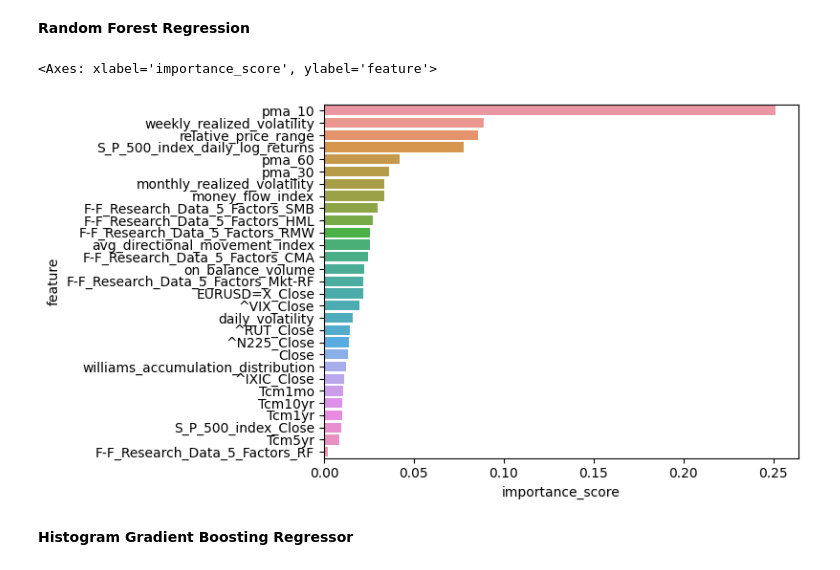
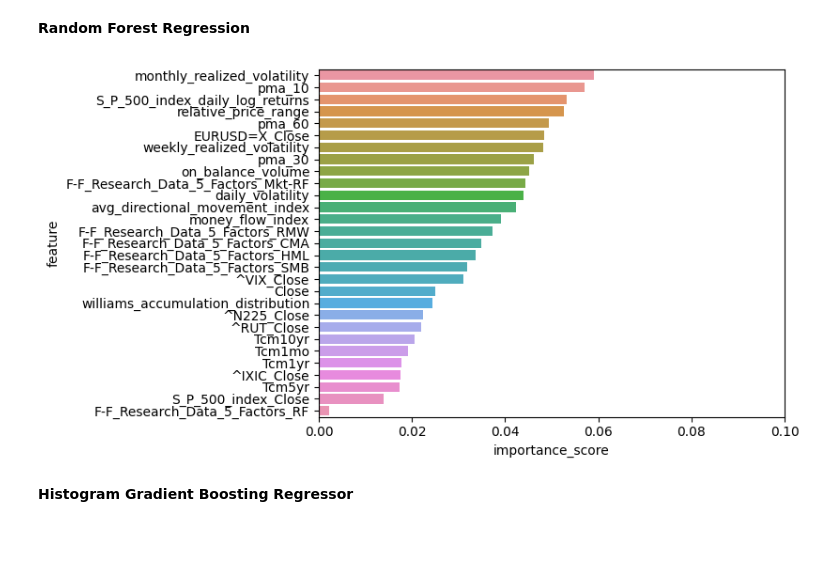
Before and after one commit to sudhanshu22gupta/cryptocurrency-forecasting, a Jupyter notebook: EDA.ipynb, the cells around one changed output. Cells and saved outputs as stored; diff of their text form; code cells hidden in the pictures; blank space fills up the shorter version.

```diff
--- a/EDA.ipynb
+++ b/EDA.ipynb
@@ -500,7 +500,7 @@ TEST_DATE_RANGE = ("2022-01-01", "2022-12-31")
 def train_test_split(df_asset, TRAIN_DATE_RANGE, TEST_DATE_RANGE, FEATURES_LIST, TARGET, norm=False):
 
     df_asset_tts = df_asset.copy()
-    df_asset_tts[TARGET] = df_asset_tts[TARGET].shift(periods=1)
+    df_asset_tts[TARGET] = df_asset_tts[TARGET].shift(periods=-1)
     df_asset_tts = df_asset_tts[FEATURES_LIST + [TARGET]]
     print(f"{df_asset_tts.shape=}")
     if norm:
@@ -649,12 +649,13 @@ rfr.score_regressor(X_test, Y_test)
 # %%
 df_feat_imp = pd.DataFrame(
     [X_train.columns, rfr.regressor.feature_importances_],
     index=["feature", "importance_score"]
     ).T.sort_values(by="importance_score", ascending=False)
 sns.barplot(x=df_feat_imp["importance_score"], y=df_feat_imp["feature"], orient="horizonal")
+plt.xlim(0, 0.1)
+plt.show()
 # %% [output]
-<Axes: xlabel='importance_score', ylabel='feature'>
-[figure, old version]
+[figure, new version]
 # %% [markdown]
 **Histogram Gradient Boosting Regressor**
 # %%
```
Also changed, not shown: parts of 9 cells of this notebook.
